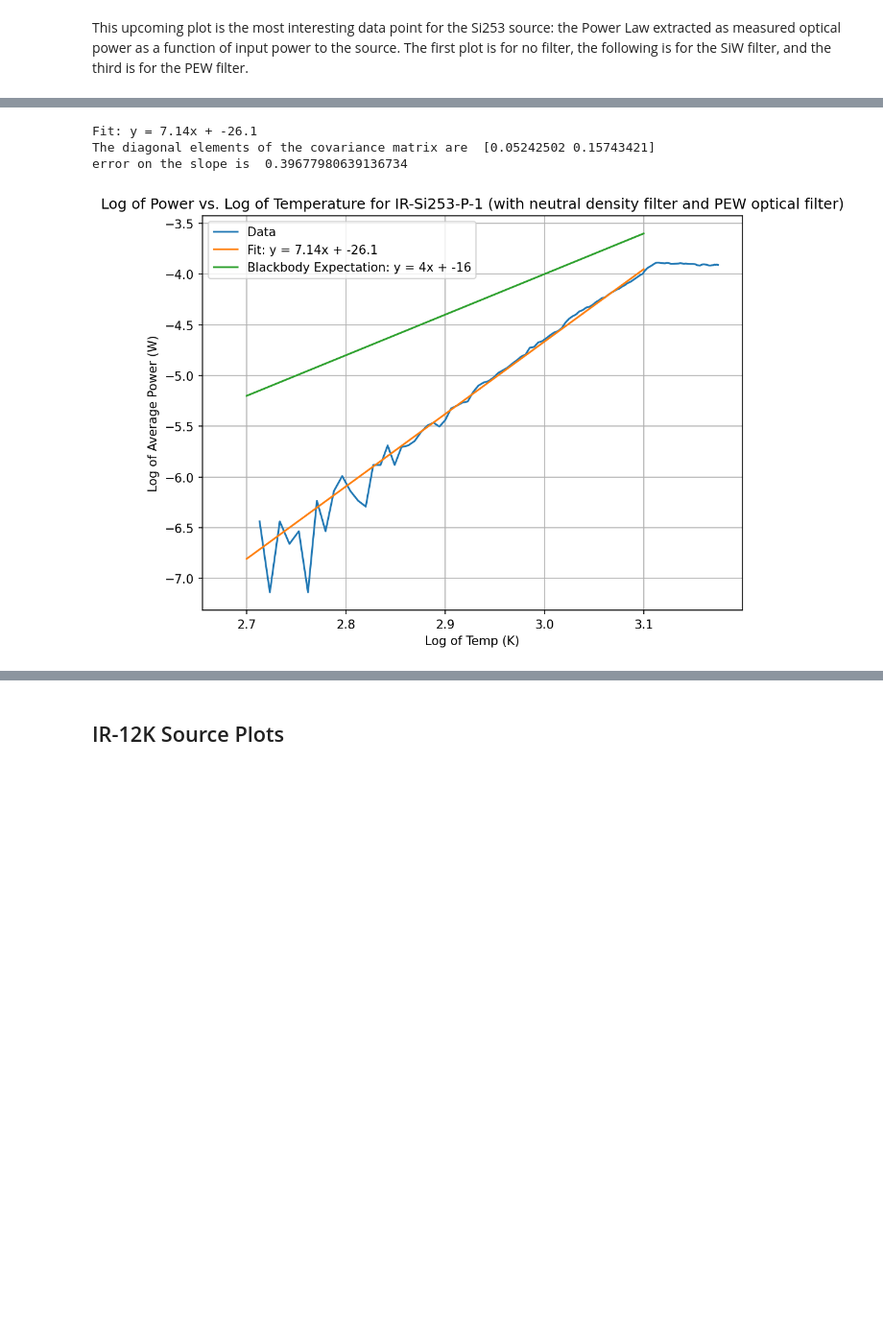
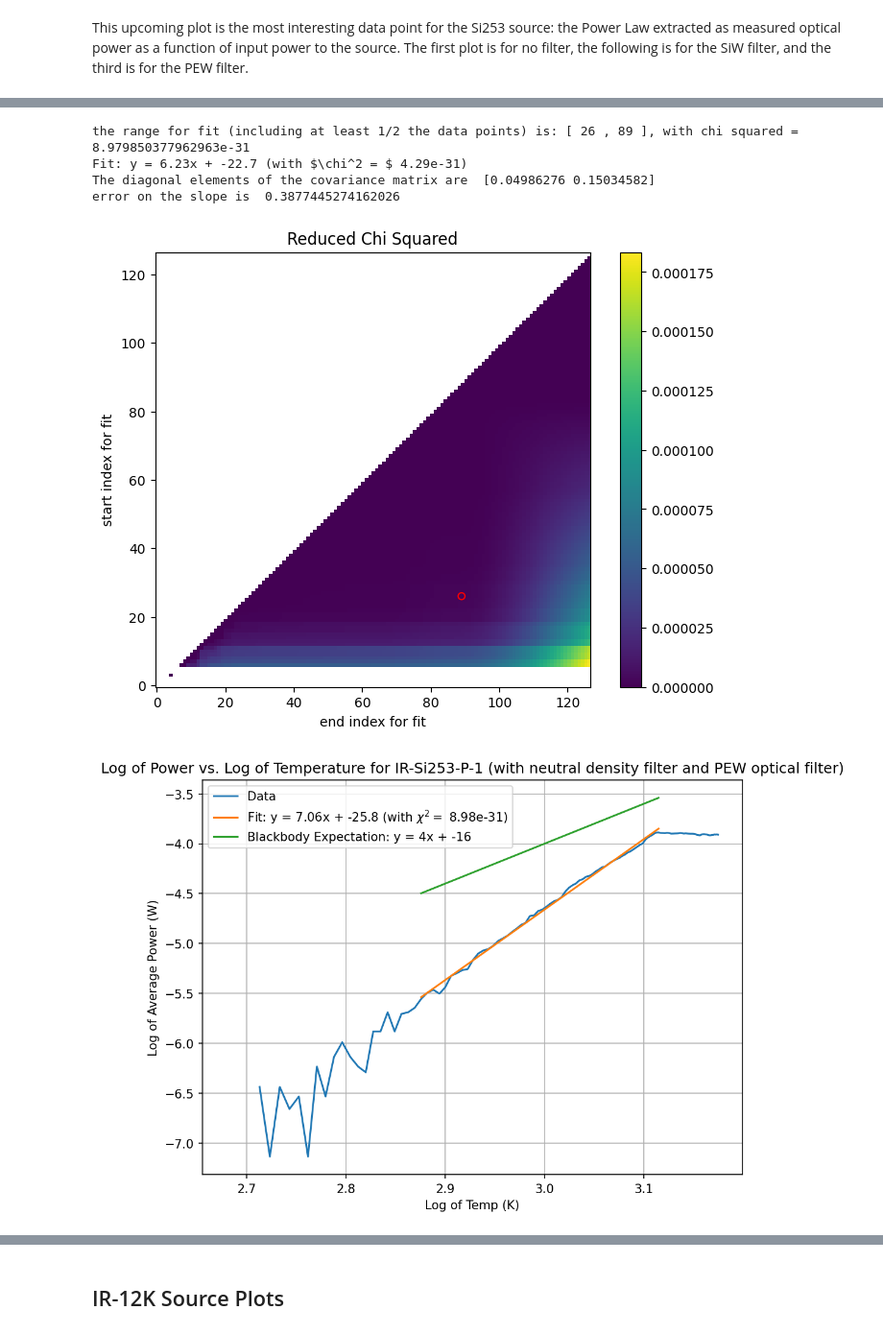
Before and after one commit to nkurinsky/THz-FTS, a Jupyter notebook: python/Notebooks/DataAna/BREADPlots.ipynb, the cells around one changed output, grey strips where cells are left out. Shown at 96% size. Saved outputs shown, nothing was run; the diff lists cells and outputs as text; code cells hidden in the pictures; blank space fills up the shorter version.

```diff
--- a/python/Notebooks/DataAna/BREADPlots.ipynb
+++ b/python/Notebooks/DataAna/BREADPlots.ipynb
@@ -23,4 +21,6 @@ Enter your authorization code:
 Mounted at /content/drive
+# %%
+calculate_chi_sqs = True
 # %%
 #filtertype is a string refering to datafile
 #seconds is the number of seconds that the source waited before increasing voltage more
@@ -232,20 +287,25 @@ This upcoming plot is the most interesting data point for the Si253 source: the
 # %%
 #Fitting the power vs temp data to a log log to extract power law. Expect something comporable to P = k*T^+ c (which looks like power law to the 4)
 
+if calculate_chi_sqs:
+  start, end, chi = get_fit_range(nofilter_temps_Si253, nofilter_averages_Si253)
+else:
+  #in order to avoid running the long chi squared code every time I am manually entering the start end and chi squared values
+  #as calcualted in earlier iterations of running this code
+  start = 26
+  end = 91
+  chi = 4.2876024051216646e-31
+
 fig = figure(figsize=(8, 6), dpi=150)
-
-# fit = np.poly1d(np.polyfit(np.log10(nofilter_temps_Si253[20:90]), np.log10(nofilter_averages_Si253[20:90]), 1 ))
-
-p, cov = np.polyfit(np.log10(nofilter_temps_Si253[20:90]), np.log10(nofilter_averages_Si253[20:90]), 1, cov=True )
+p, cov = np.polyfit(np.log10(nofilter_temps_Si253[start:end]), np.log10(nofilter_averages_Si253[start:end]), 1, cov=True )
 diag_cov = np.sqrt(np.diag(cov))
 fit = np.poly1d(p)
-fit_string = 'Fit: y = {0:.3g}x + {1:.3g}'.format(fit[1], fit[0])
+fit_string = 'Fit: y = {0:.3g}x + {1:.3g} (with $\chi^2 = $ {2:.3g})'.format(fit[1], fit[0], chi)
 print(fit_string)
 print("The diagonal elements of the covariance matrix are ", diag_cov)
 print("error on the slope is ", np.sqrt(diag_cov[1]))
 
-fit_string = 'Fit: y = {0:.3g}x + {1:.3g}'.format(fit[1], fit[0])
-t = np.linspace(2.7, 3.1, 100)
+t = np.linspace(np.log10(nofilter_temps_Si253[start]), np.log10(nofilter_temps_Si253[end]), 100)
 
 
 plt.plot(np.log10(nofilter_temps_Si253), np.log10(nofilter_averages_Si253), label = "Data")
@@ -298,31 +367,40 @@ error on the slope is  0.39519271015487817
 # %%
 #Fitting the power vs temp data to a log log to extract power law. Expect something comporable to P = k*T^+ c (which looks like power law to the 4)
 
+if calculate_chi_sqs:
+  start, end, chi = get_fit_range(PEWfilter_temps_Si253, PEWfilter_averages_Si253)
+else:
+  #in order to avoid running the long chi squared code every time I am manually entering the start end and chi squared values
+  #as calcualted in earlier iterations of running this code
+  start = 26
+  end = 89
+  chi =  8.979850377962963e-31
+
 fig = figure(figsize=(8, 6), dpi=150)
 
-p, cov = np.polyfit(np.log10(PEWfilter_temps_Si253[20:90]), np.log10(PEWfilter_averages_Si253[20:90]), 1, cov=True )
+p, cov = np.polyfit(np.log10(PEWfilter_temps_Si253[start:end]), np.log10(PEWfilter_averages_Si253[start:end]), 1, cov=True )
 diag_cov = np.sqrt(np.diag(cov))
-fit = np.poly1d(p)
-fit_string = 'Fit: y = {0:.3g}x + {1:.3g}'.format(fit[1], fit[0])
+fit_PEW = np.poly1d(p)
+fit_string_PEW = 'Fit: y = {0:.3g}x + {1:.3g} (with $\chi^2 = $ {2:.3g})'.format(fit_PEW[1], fit_PEW[0], chi)
 print(fit_string)
 print("The diagonal elements of the covariance matrix are ", diag_cov)
 print("error on the slope is ", np.sqrt(diag_cov[1]))
-
-fit_string = 'Fit: y = {0:.3g}x + {1:.3g}'.format(fit[1], fit[0])
-t = np.linspace(2.7, 3.1, 100)
+t = np.linspace(np.log10(PEWfilter_temps_Si253[start]), np.log10(PEWfilter_temps_Si253[end]), 100)
 
 
 plt.plot(np.log10(PEWfilter_temps_Si253), np.log10(PEWfilter_averages_Si253), label = "Data")
-plt.plot(t, fit(t), label = fit_string)
+plt.plot(t, fit_PEW(t), label = fit_string_PEW)
 plt.plot(t, 4*t -16, label = "Blackbody Expectation: y = 4x + -16")
 plt.title("Log of Power vs. Log of Temperature for IR-Si253-P-1 (with neutral density filter and PEW optical filter)")
 plt.xlabel("Log of Temp (K)")
 plt.ylabel("Log of Average Power (W)")
 plt.legend()
 plt.grid(True)
 plt.show()
 # %% [output]
-Fit: y = 7.14x + -26.1
-The diagonal elements of the covariance matrix are  [0.05242502 0.15743421]
-error on the slope is  0.39677980639136734
+the range for fit (including at least 1/2 the data points) is: [ 26 , 89 ], with chi squared =  8.979850377962963e-31
+Fit: y = 6.23x + -22.7 (with $\chi^2 = $ 4.29e-31)
+The diagonal elements of the covariance matrix are  [0.04986276 0.15034582]
+error on the slope is  0.3877445274162026
-[figure, old version]
+[figure, new version]
+[figure, added]
```
Also changed, not shown: parts of 24 cells of this notebook.
